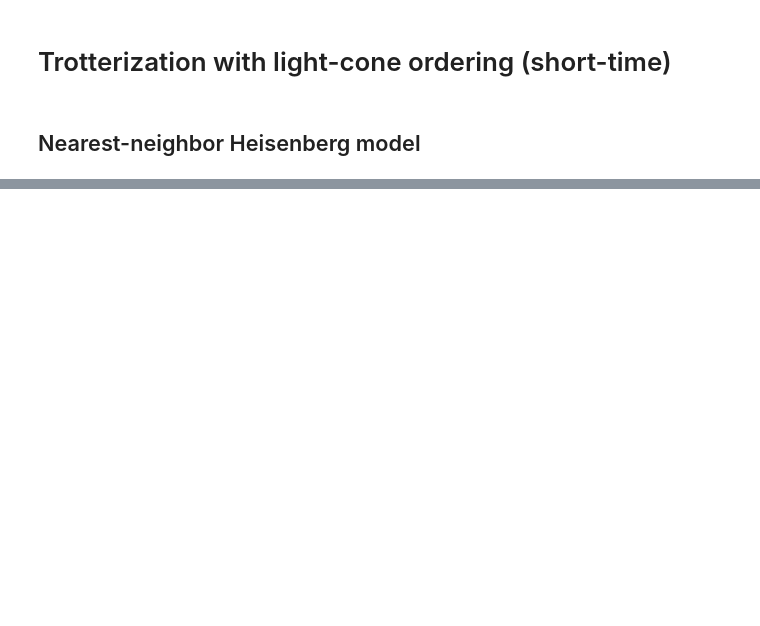
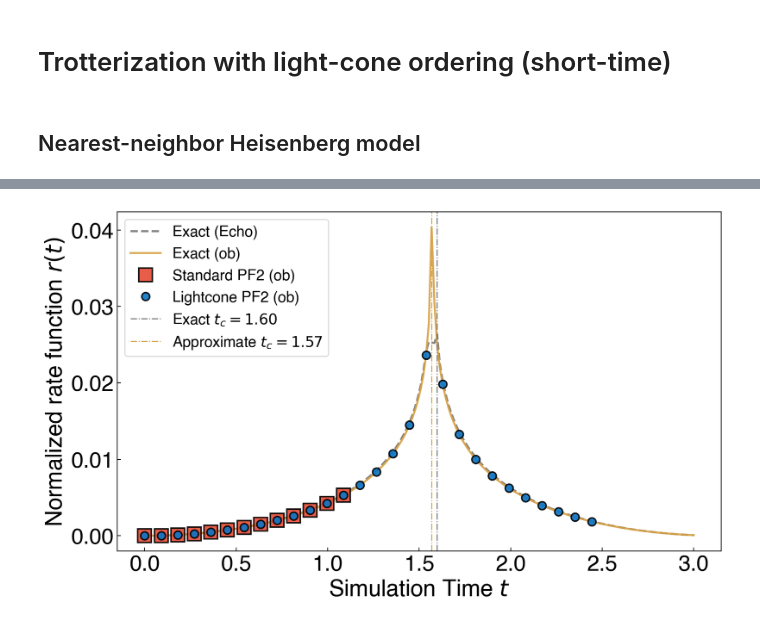
Before and after one commit to Jue-Xu/Trotter-Error-with-Observable, a Jupyter notebook: code/short_time.ipynb, the cells around one changed output, grey strips where cells are left out. Drawn from its saved outputs; the diff is of its cells as text; code cells hidden in the pictures; blank space fills up the shorter version.

```diff
--- a/code/short_time.ipynb
+++ b/code/short_time.ipynb
@@ -218,0 +389,25 @@ a_em: 0.9999999999999983; b_em: 3.4657359027997297
+# %%
+fig, axes = plt.subplots(1, 1, figsize=(10, 6), layout='tight', sharex=True)
+
+axes.plot(t_list, rate_list/sum(rate_list), '--', label=rf'Exact (Echo)', c='#737373')
+axes.plot(t_list, rate_local_list/sum(rate_local_list), '-', label=rf'Exact (ob)', c='#D6A042')
+sparse = 6
+
+t_st_index = find_closest_index(t_list, t_st)
+axes.plot(t_list[:t_st_index][::sparse], rate_local_pf_st_list[:t_st_index][::sparse]/sum(rate_local_pf_st_list), 's', label=rf'Standard PF2 (ob)', markersize=14, c="#E64B35FF")
+t_lc_index = find_closest_index(t_list, t_lc)
+axes.plot(t_list[:t_lc_index][::sparse], rate_local_pf_lc_list[:t_lc_index][::sparse]/sum(rate_local_pf_lc_list), 'o', label=rf'Lightcone PF2 (ob)', markersize=8, c="#0A75C7FF")
+
+t_c = t_list[np.argmax(rate_list)]
+t_c_appro = t_list[np.argmax(rate_local_pf_lc_list)]
+# axes2 = axes.twinx()
+# axes2.plot(t_list, np.array(rate_local_pf_st_list)-np.array(rate_local_list), '--', label=rf'Echo', c='k')
+
+axes.axvline(t_c, ls='-.', color='#737373', label=f'Exact $t_c = {t_c:.2f}$', linewidth=1.0)
+axes.axvline(t_c_appro, ls='-.', color='#D6A042', label=f'Approximate $t_c = {t_c_appro:.2f}$', linewidth=1.0)
+
+axes.legend(loc='upper left'); axes.set_xlabel('Simulation Time $t$'); axes.set_ylabel('Normalized rate function $r(t)$')
+# axes[0].text(-.09, 1.0, f'(a)', transform=axes[0].transAxes, size=24, weight='bold')
+fig.savefig(f'{figs_dir}/rate_function_{prefix}_n={n}_eps={eps}.pdf', bbox_inches='tight')
+# %% [output]
+[figure, added]
```
Also changed, not shown: parts of 8 cells of this notebook, 18 other files.
